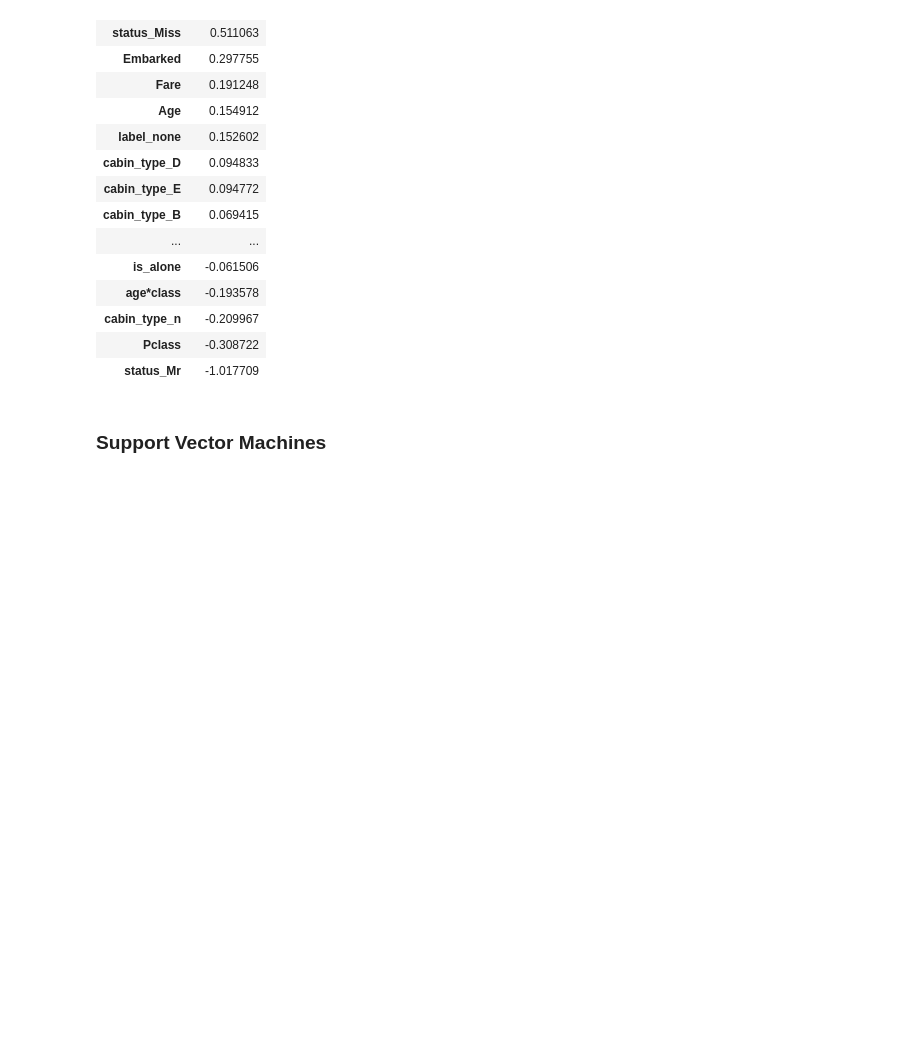
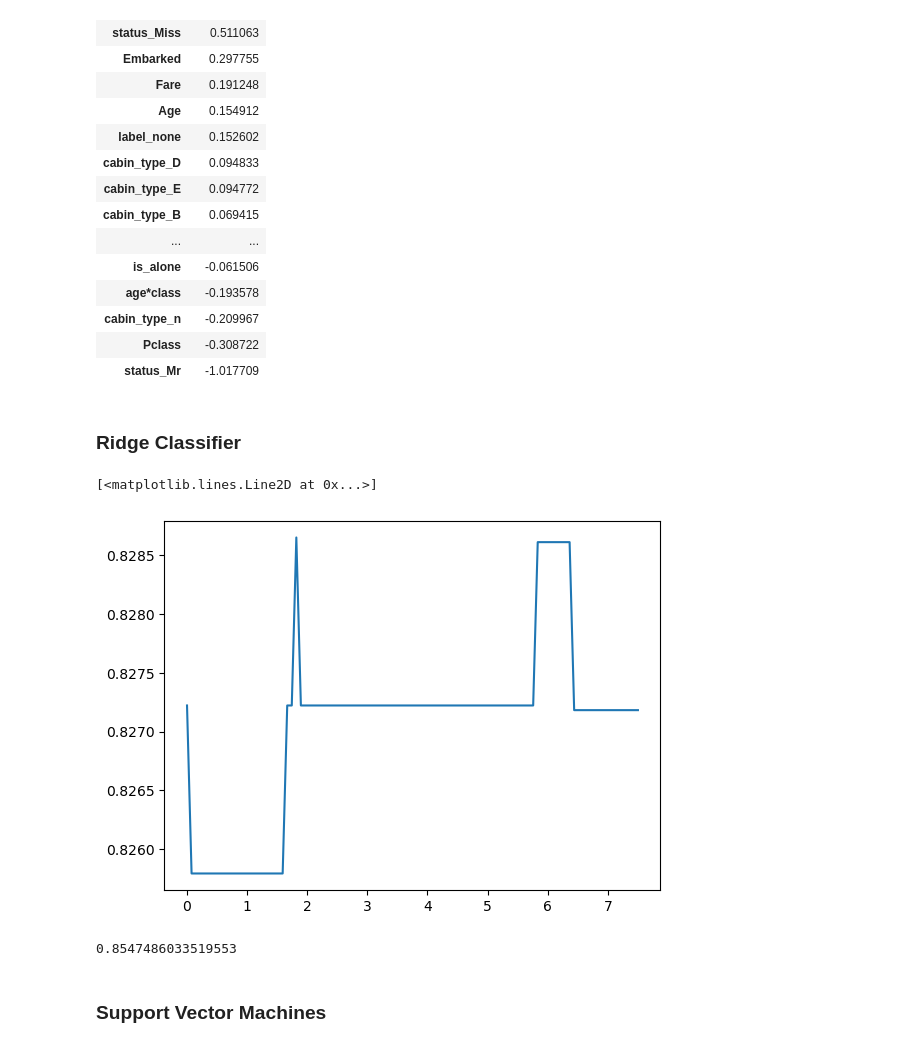
Before and after one commit to KuBaN658/kaggle, a Jupyter notebook: titanic/select_model.ipynb, the cells around one changed output. Drawn from its saved outputs; the diff is of its cells as text; code cells hidden in the pictures; blank space fills up the shorter version.

Commit message:
ridge is bad 0.77751

```diff
--- a/titanic/select_model.ipynb
+++ b/titanic/select_model.ipynb
@@ -57,6 +57,36 @@ logreg_acc
 | cabin_type_n | -0.209967 |
 | Pclass | -0.308722 |
 | status_Mr | -1.017709 |
+# %% [markdown]
+### Ridge Classifier
+# %%
+from sklearn.linear_model import RidgeClassifier
+from sklearn.model_selection import GridSearchCV, KFold
+import numpy as np
+import matplotlib.pyplot as plt
+
+
+def train_grid_search(X, y):
+
+    grid_searcher = GridSearchCV(RidgeClassifier(random_state=123),
+                             param_grid={'alpha': np.linspace(0.001, 7.5, 100)},
+                             cv=KFold(n_splits=20, random_state=10, shuffle=True),
+                             n_jobs=-1,)
+    grid_searcher.fit(X, y)
+    return grid_searcher.cv_results_['mean_test_score']
+
+plt.plot(np.linspace(0.001, 7.5, 100), train_grid_search(X_train, y_train))
+# %% [output]
+[<matplotlib.lines.Line2D at 0x...>]
+[figure, added]
+# %%
+ridge = RidgeClassifier(alpha=4, random_state=123)
+ridge.fit(X_train, y_train)
+y_pred = ridge.predict(X_test)
+svc_acc = accuracy_score(y_test, y_pred)
+svc_acc
+# %% [output]
+0.8547486033519553
 # %% [markdown]
 ### Support Vector Machines
 # %%
```
Also changed, not shown: 9 other files.
